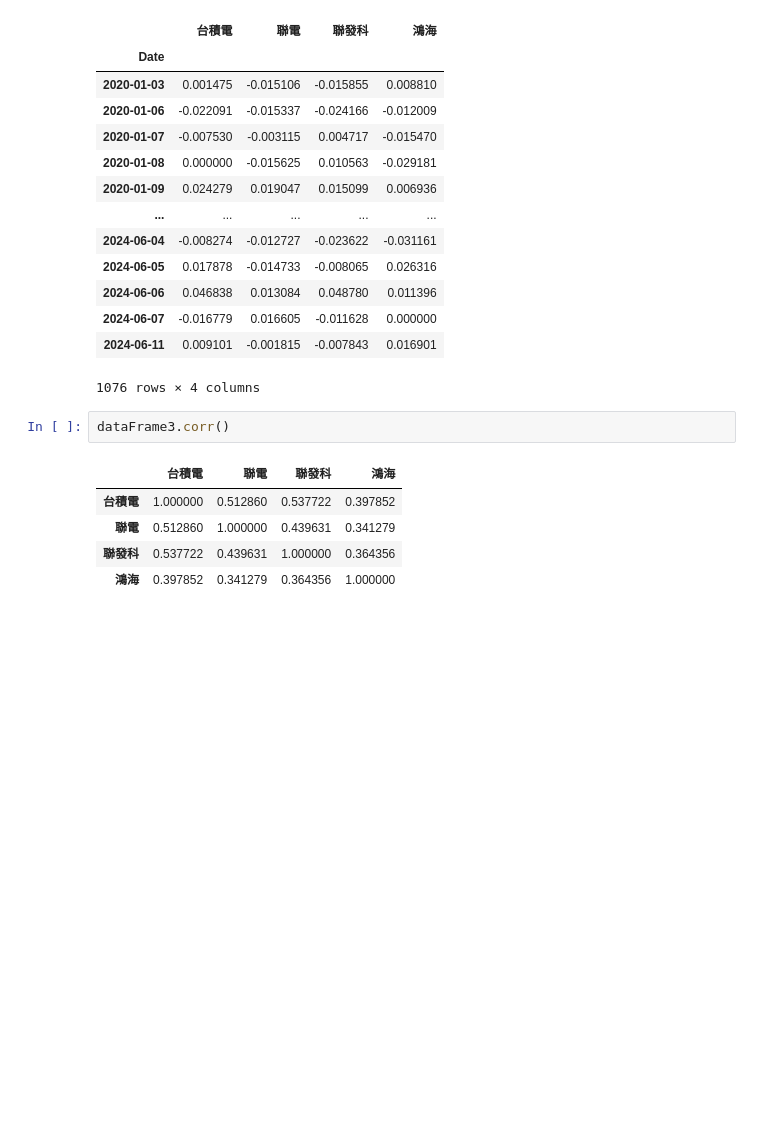
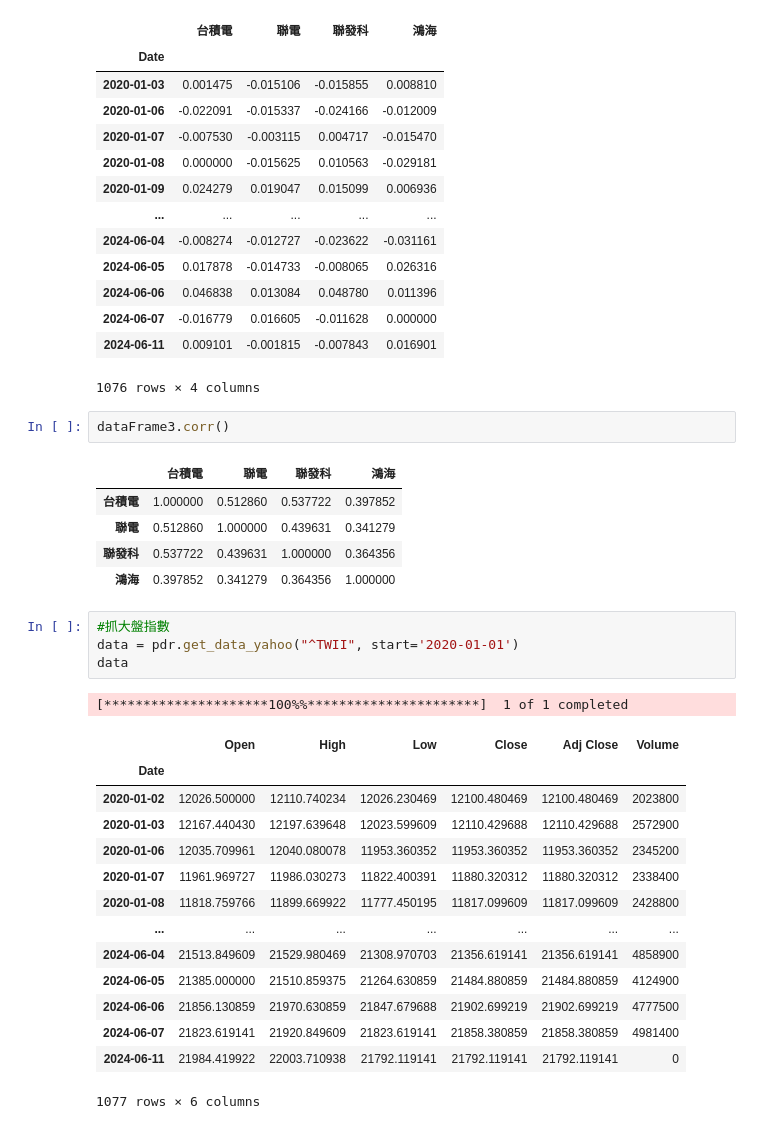
Before and after one commit to MarkChang2023/2023_11_14, a Jupyter notebook: lesson20/lesson20_1.ipynb, the cells around one changed output. Drawn from its saved outputs; the diff is of its cells as text; blank space fills up the shorter version.

```diff
--- a/lesson20/lesson20_1.ipynb
+++ b/lesson20/lesson20_1.ipynb
@@ -176,3 +176,23 @@ dataFrame3.corr()
 | 聯電 | 0.512860 | 1.000000 | 0.439631 | 0.341279 |
 | 聯發科 | 0.537722 | 0.439631 | 1.000000 | 0.364356 |
 | 鴻海 | 0.397852 | 0.341279 | 0.364356 | 1.000000 |
+# %%
+#抓大盤指數
+data = pdr.get_data_yahoo("^TWII", start='2020-01-01')
+data
+# %% [output]
+[*********************100%%**********************]  1 of 1 completed
+|  | Open | High | Low | Close | Adj Close | Volume |
+| Date |  |  |  |  |  |  |
+| 2020-01-02 | 12026.500000 | 12110.740234 | 12026.230469 | 12100.480469 | 12100.480469 | 2023800 |
+| 2020-01-03 | 12167.440430 | 12197.639648 | 12023.599609 | 12110.429688 | 12110.429688 | 2572900 |
+| 2020-01-06 | 12035.709961 | 12040.080078 | 11953.360352 | 11953.360352 | 11953.360352 | 2345200 |
+| 2020-01-07 | 11961.969727 | 11986.030273 | 11822.400391 | 11880.320312 | 11880.320312 | 2338400 |
+| 2020-01-08 | 11818.759766 | 11899.669922 | 11777.450195 | 11817.099609 | 11817.099609 | 2428800 |
+| ... | ... | ... | ... | ... | ... | ... |
+| 2024-06-04 | 21513.849609 | 21529.980469 | 21308.970703 | 21356.619141 | 21356.619141 | 4858900 |
+| 2024-06-05 | 21385.000000 | 21510.859375 | 21264.630859 | 21484.880859 | 21484.880859 | 4124900 |
+| 2024-06-06 | 21856.130859 | 21970.630859 | 21847.679688 | 21902.699219 | 21902.699219 | 4777500 |
+| 2024-06-07 | 21823.619141 | 21920.849609 | 21823.619141 | 21858.380859 | 21858.380859 | 4981400 |
+| 2024-06-11 | 21984.419922 | 22003.710938 | 21792.119141 | 21792.119141 | 21792.119141 | 0 |
+1077 rows × 6 columns
```
